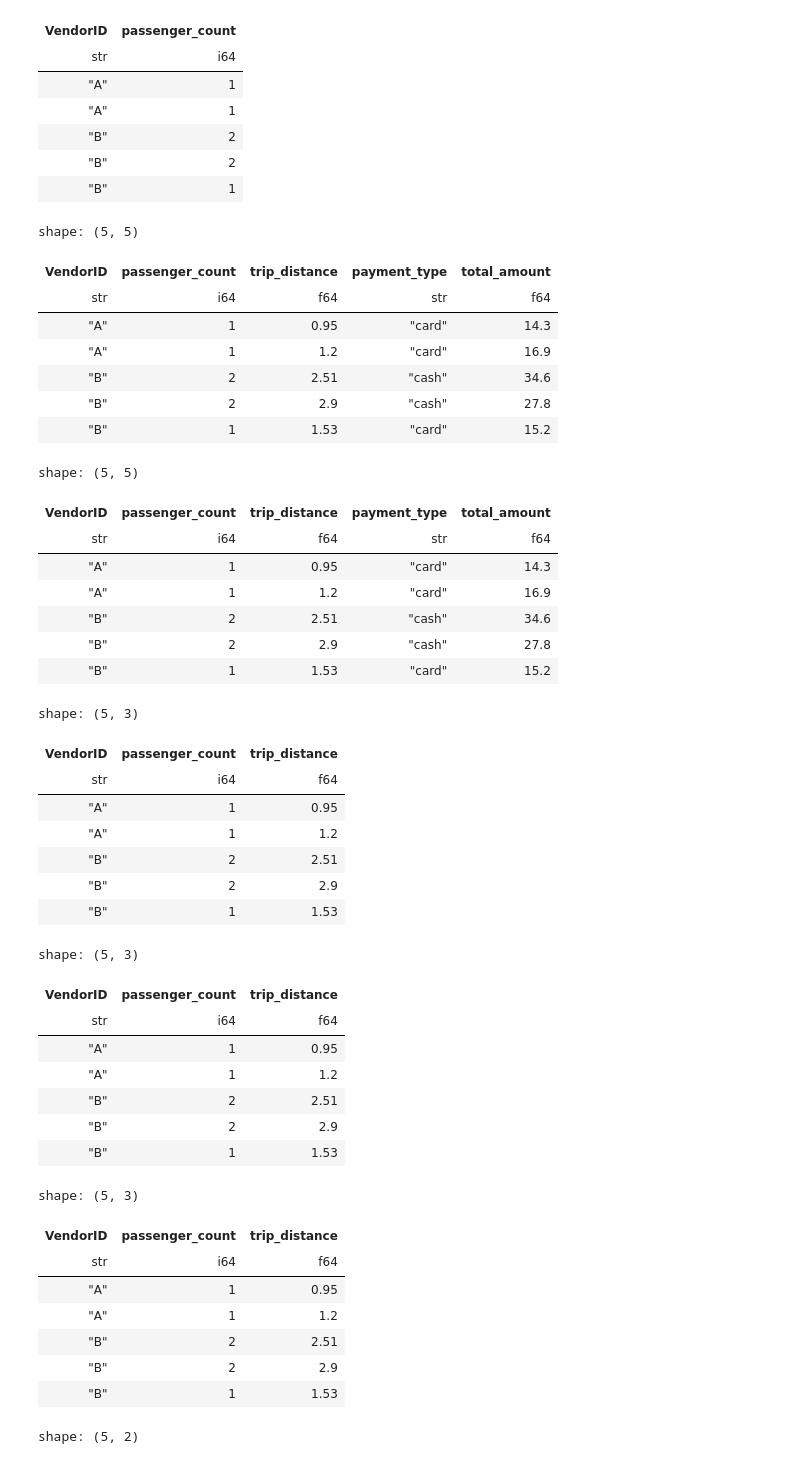
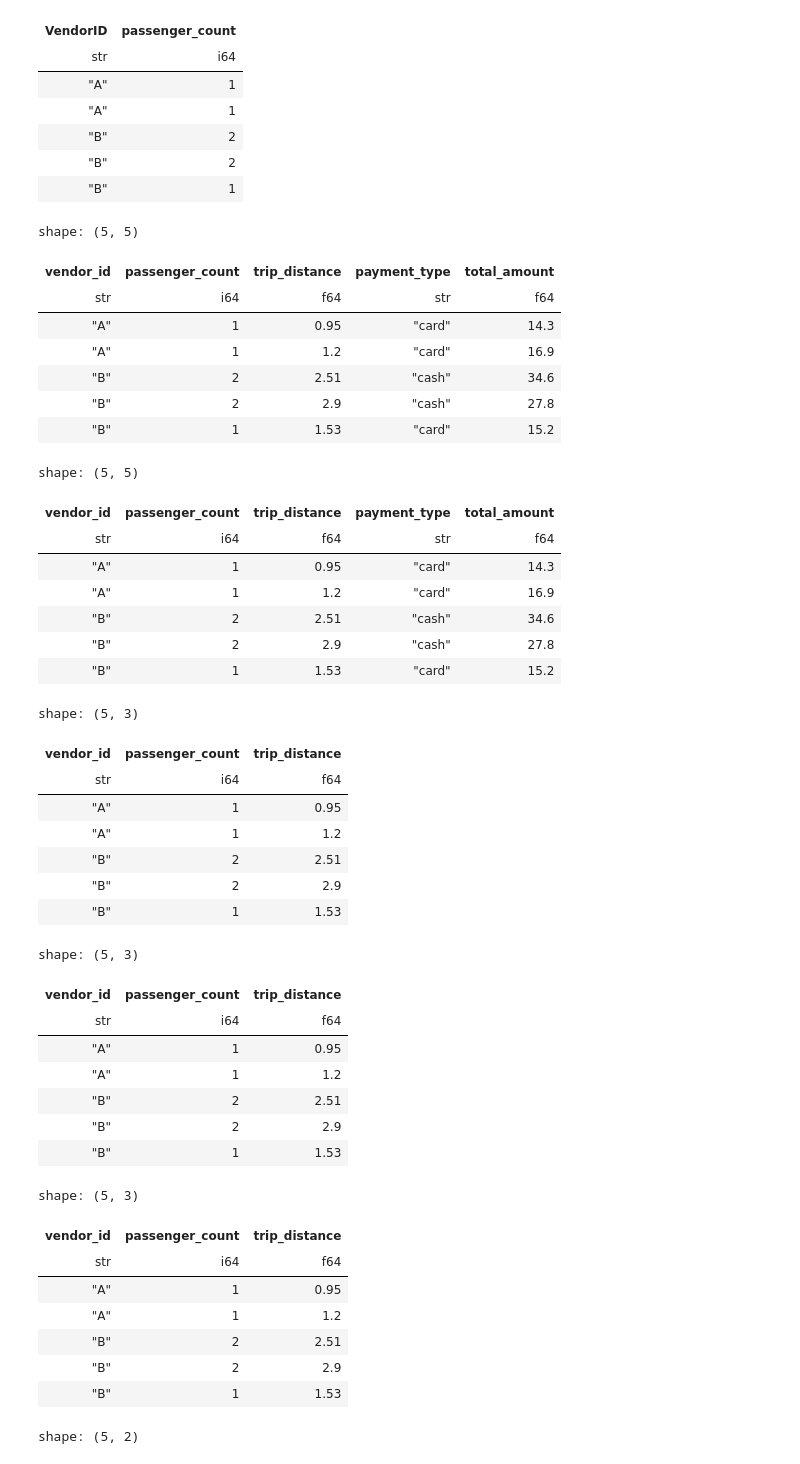
Before and after one commit to iop2000win/Basic, a Jupyter notebook: Polars___Basic.ipynb, the cells around one changed output. Drawn from its saved outputs; the diff is of its cells as text; code cells hidden in the pictures.

```diff
--- a/Polars___Basic.ipynb
+++ b/Polars___Basic.ipynb
@@ -4,9 +46,25 @@ import numpy as np
 # %%
 pl_df = pl.DataFrame({
-    "VendorID": ["A", "A", "B", "B", "B"],
+    "vendor_id": np.array(["A", "A", "B", "B", "B"]),
     "passenger_count": [1, 1, 2, 2, 1],
     "trip_distance": [0.95, 1.2, 2.51, 2.9, 1.53],
     "payment_type": ["card", "card", "cash", "cash", "card"],
     "total_amount": [14.3, 16.9, 34.6, 27.8, 15.2]
-})
+},
+# schema = {
+#     'vendor_id': pl.String,
+#     'passenger_count': pl.Int64,
+#     'trip_distance': pl.Float64,
+#     'payment_type': pl.String,
+#     'total_amount': pl.Float64
+# },
+schema = {
+    'vendor_id':str,
+    'passenger_count': int,
+    'trip_distance': float,
+    'payment_type': str,
+    'total_amount': float
+}
+
+)
 # 컬럼에 데이터 타입까지 한 번에 보여준다.
@@ -99,7 +162,7 @@ display(pl_df.select(pl.col('*')))
 display(pl_df.select(pl.all()))
 # %% [output]
 shape: (5, 5)
-| VendorID | passenger_count | trip_distance | payment_type | total_amount |
+| vendor_id | passenger_count | trip_distance | payment_type | total_amount |
 | str | i64 | f64 | str | f64 |
 | "A" | 1 | 0.95 | "card" | 14.3 |
 | "A" | 1 | 1.2 | "card" | 16.9 |
@@ -107,7 +170,7 @@ shape: (5, 5)
 | "B" | 2 | 2.9 | "cash" | 27.8 |
 | "B" | 1 | 1.53 | "card" | 15.2 |
 shape: (5, 5)
-| VendorID | passenger_count | trip_distance | payment_type | total_amount |
+| vendor_id | passenger_count | trip_distance | payment_type | total_amount |
 | str | i64 | f64 | str | f64 |
 | "A" | 1 | 0.95 | "card" | 14.3 |
 | "A" | 1 | 1.2 | "card" | 16.9 |
@@ -117,11 +180,11 @@ shape: (5, 5)
 # %%
 # 특정 열 제거
 display(pl_df.select(pl.col('*').exclude('payment_type', 'total_amount')))
-display(pl_df.select(pl.all().exclude('payment_type', 'total_amount')))
-display(pl_df.drop('payment_type', 'total_amount'))
+display(pl_df.select(pl.all().exclude(['payment_type', 'total_amount'])))
+display(pl_df.drop(['payment_type', 'total_amount']))
 # %% [output]
 shape: (5, 3)
-| VendorID | passenger_count | trip_distance |
+| vendor_id | passenger_count | trip_distance |
 | str | i64 | f64 |
 | "A" | 1 | 0.95 |
 | "A" | 1 | 1.2 |
@@ -129,7 +192,7 @@ shape: (5, 3)
 | "B" | 2 | 2.9 |
 | "B" | 1 | 1.53 |
 shape: (5, 3)
-| VendorID | passenger_count | trip_distance |
+| vendor_id | passenger_count | trip_distance |
 | str | i64 | f64 |
 | "A" | 1 | 0.95 |
 | "A" | 1 | 1.2 |
@@ -137,7 +200,7 @@ shape: (5, 3)
 | "B" | 2 | 2.9 |
 | "B" | 1 | 1.53 |
 shape: (5, 3)
-| VendorID | passenger_count | trip_distance |
+| vendor_id | passenger_count | trip_distance |
 | str | i64 | f64 |
 | "A" | 1 | 0.95 |
 | "A" | 1 | 1.2 |
```
Also changed, not shown: parts of 25 cells of this notebook, 1 other file.
